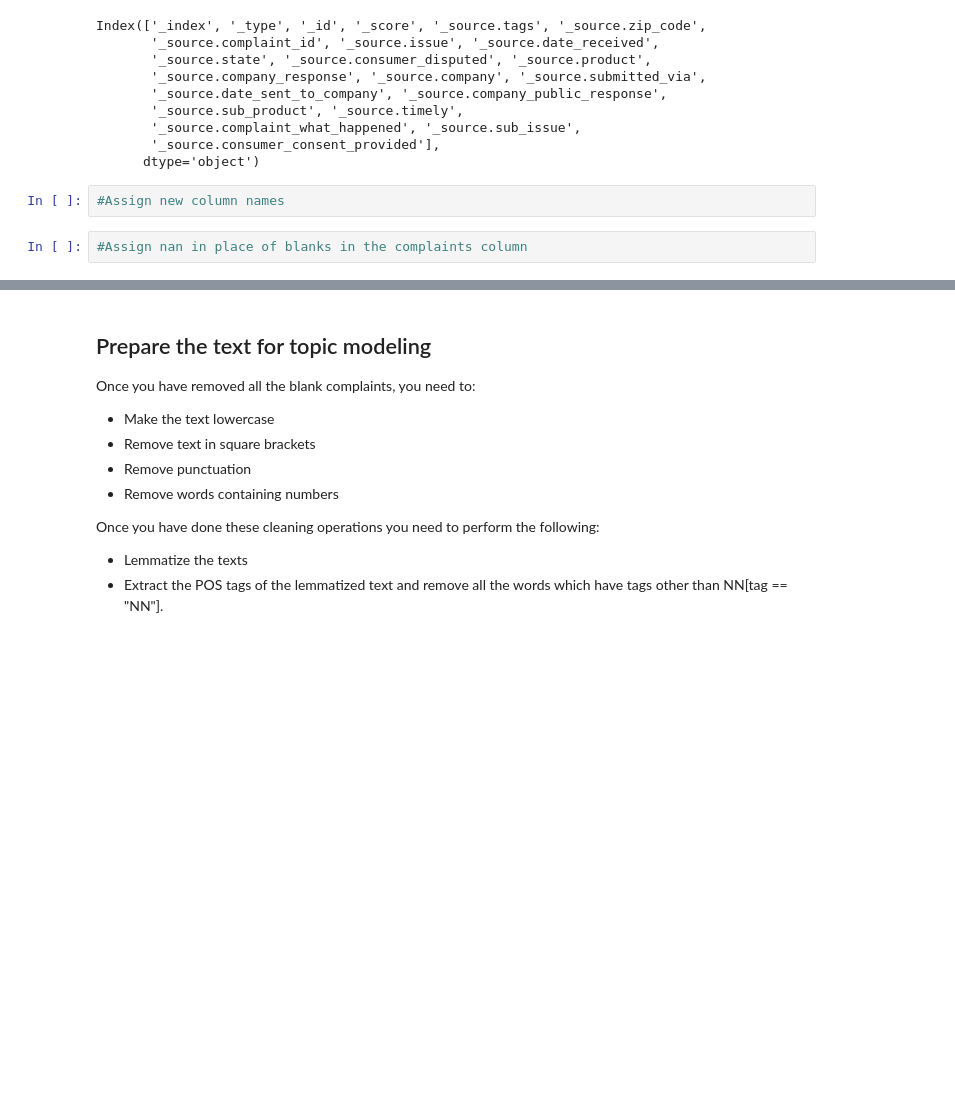
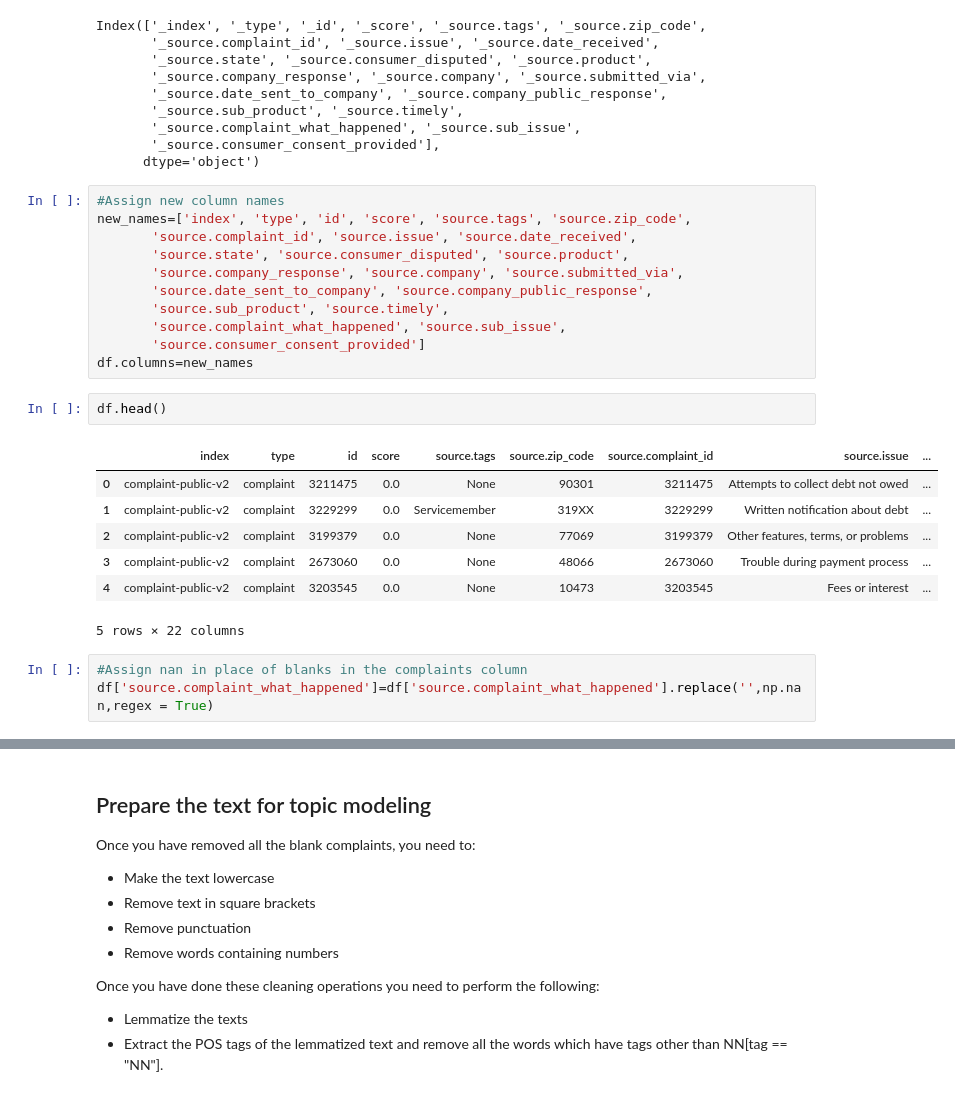
Before and after one commit to Ashish0898/Automatic-Ticket-Classification, a Jupyter notebook: Automatic_Ticket_Classification_Assignment.ipynb, the cells around one changed output, grey strips where cells are left out. Drawn from its saved outputs; the diff is of its cells as text; blank space fills up the shorter version.

```diff
--- a/Automatic_Ticket_Classification_Assignment.ipynb
+++ b/Automatic_Ticket_Classification_Assignment.ipynb
@@ -120,7 +120,27 @@ Index(['_index', '_type', '_id', '_score', '_source.tags', '_source.zip_code',
        '_source.complaint_what_happened', '_source.sub_issue',
        '_source.consumer_consent_provided'],
       dtype='object')
-# %%
-#Assign new column names
+# %%
+#Assign new column names
+new_names=['index', 'type', 'id', 'score', 'source.tags', 'source.zip_code',
+       'source.complaint_id', 'source.issue', 'source.date_received',
+       'source.state', 'source.consumer_disputed', 'source.product',
+       'source.company_response', 'source.company', 'source.submitted_via',
+       'source.date_sent_to_company', 'source.company_public_response',
+       'source.sub_product', 'source.timely',
+       'source.complaint_what_happened', 'source.sub_issue',
+       'source.consumer_consent_provided']
+df.columns=new_names
+# %%
+df.head()
+# %% [output]
+|  | index | type | id | score | source.tags | source.zip_code | source.complaint_id | source.issue | ... |
+| 0 | complaint-public-v2 | complaint | 3211475 | 0.0 | None | 90301 | 3211475 | Attempts to collect debt not owed | ... |
+| 1 | complaint-public-v2 | complaint | 3229299 | 0.0 | Servicemember | 319XX | 3229299 | Written notification about debt | ... |
+| 2 | complaint-public-v2 | complaint | 3199379 | 0.0 | None | 77069 | 3199379 | Other features, terms, or problems | ... |
+| 3 | complaint-public-v2 | complaint | 2673060 | 0.0 | None | 48066 | 2673060 | Trouble during payment process | ... |
+| 4 | complaint-public-v2 | complaint | 3203545 | 0.0 | None | 10473 | 3203545 | Fees or interest | ... |
+5 rows × 22 columns
 # %%
 #Assign nan in place of blanks in the complaints column
+df['source.complaint_what_happened']=df['source.complaint_what_happened'].replace('',np.nan,regex = True)
```
Also changed, not shown: parts of 10 cells of this notebook.
